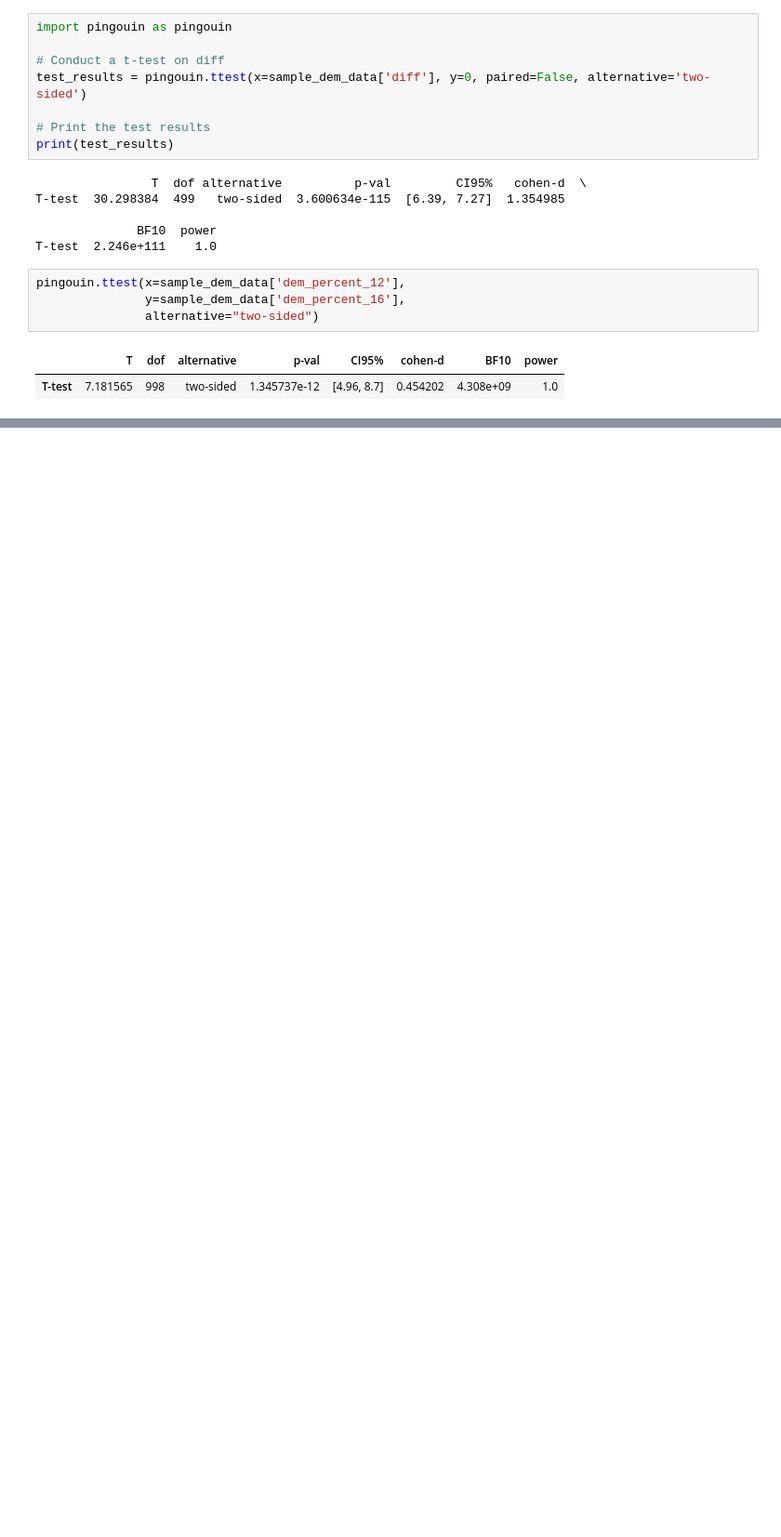
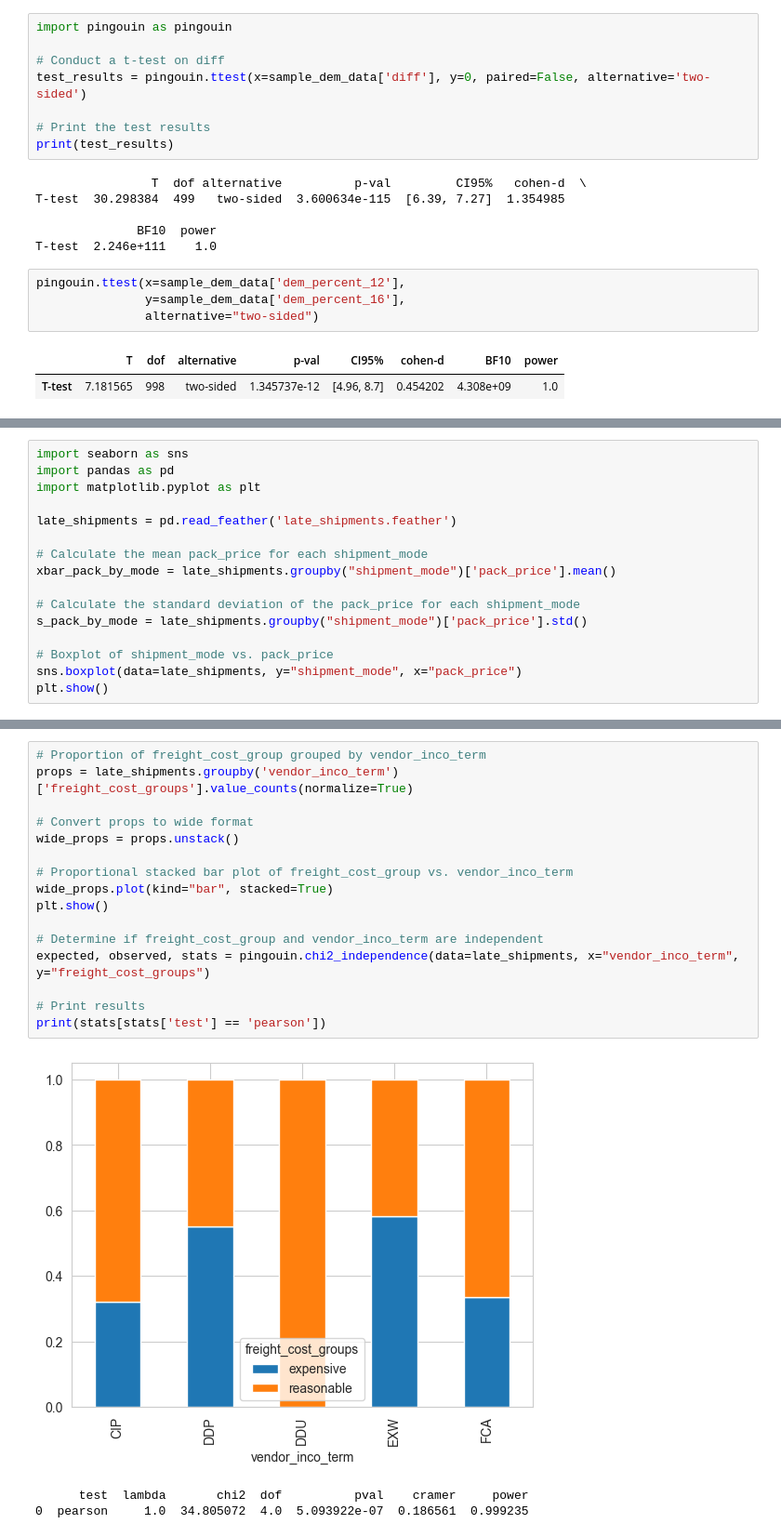
Before and after one commit to farvic/python-datascience, a Jupyter notebook: data-science-track/29_hypothesis_testing_in_python/chapter_2_t_tests.ipynb, the cells around one changed output, grey strips where cells are left out. Shown: that part at 93% size. Cells and saved outputs as stored; diff of their text form; blank space fills up the shorter version.

```diff
--- a/data-science-track/29_hypothesis_testing_in_python/chapter_2_t_tests.ipynb
+++ b/data-science-track/29_hypothesis_testing_in_python/chapter_2_t_tests.ipynb
@@ -82,0 +325,16 @@ pingouin.ttest(x=sample_dem_data['dem_percent_12'],
+# %%
+import seaborn as sns
+import pandas as pd
+import matplotlib.pyplot as plt
+
+late_shipments = pd.read_feather('late_shipments.feather')
+
+# Calculate the mean pack_price for each shipment_mode
+xbar_pack_by_mode = late_shipments.groupby("shipment_mode")['pack_price'].mean()
+
+# Calculate the standard deviation of the pack_price for each shipment_mode
+s_pack_by_mode = late_shipments.groupby("shipment_mode")['pack_price'].std()
+
+# Boxplot of shipment_mode vs. pack_price
+sns.boxplot(data=late_shipments, y="shipment_mode", x="pack_price")
+plt.show()
@@ -82,0 +441,20 @@ pingouin.ttest(x=sample_dem_data['dem_percent_12'],
+# %%
+# Proportion of freight_cost_group grouped by vendor_inco_term
+props = late_shipments.groupby('vendor_inco_term')['freight_cost_groups'].value_counts(normalize=True)
+
+# Convert props to wide format
+wide_props = props.unstack()
+
+# Proportional stacked bar plot of freight_cost_group vs. vendor_inco_term
+wide_props.plot(kind="bar", stacked=True)
+plt.show()
+
+# Determine if freight_cost_group and vendor_inco_term are independent
+expected, observed, stats = pingouin.chi2_independence(data=late_shipments, x="vendor_inco_term", y="freight_cost_groups")
+
+# Print results
+print(stats[stats['test'] == 'pearson'])
+# %% [output]
+[figure, added]
+      test  lambda       chi2  dof          pval    cramer     power
+0  pearson     1.0  34.805072  4.0  5.093922e-07  0.186561  0.999235
```
Also changed, not shown: parts of 32 cells of this notebook, 5 other files.
